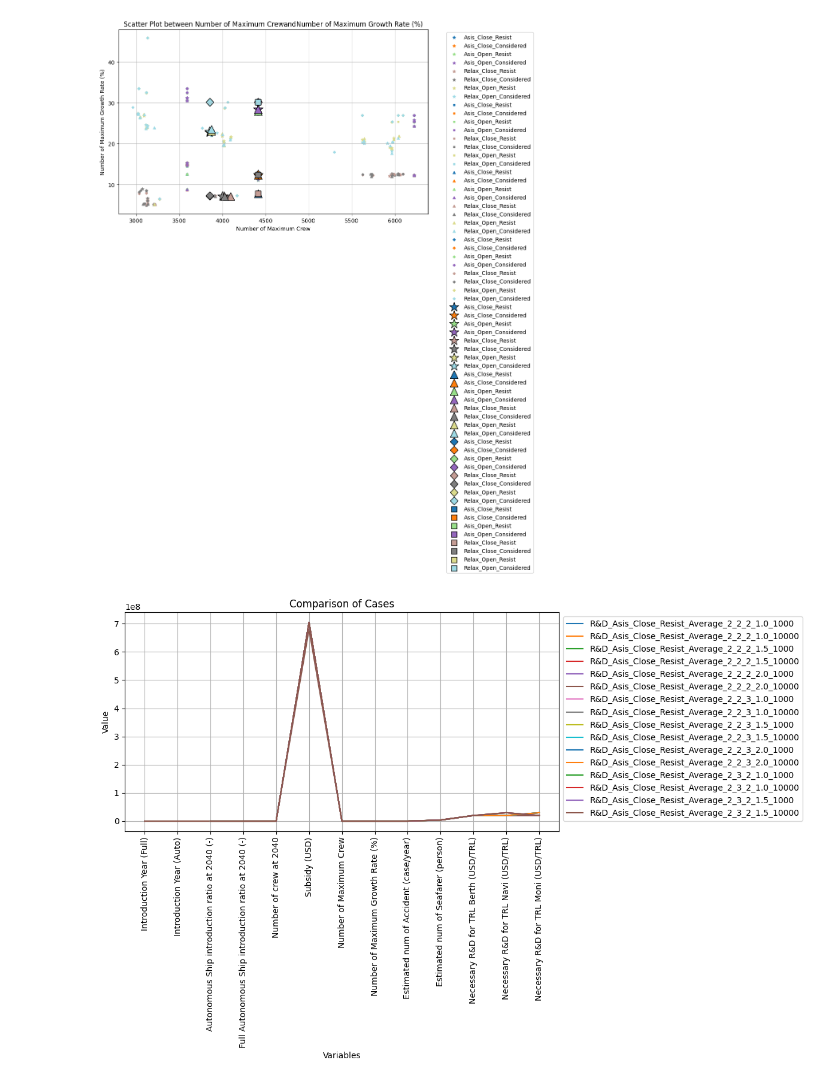
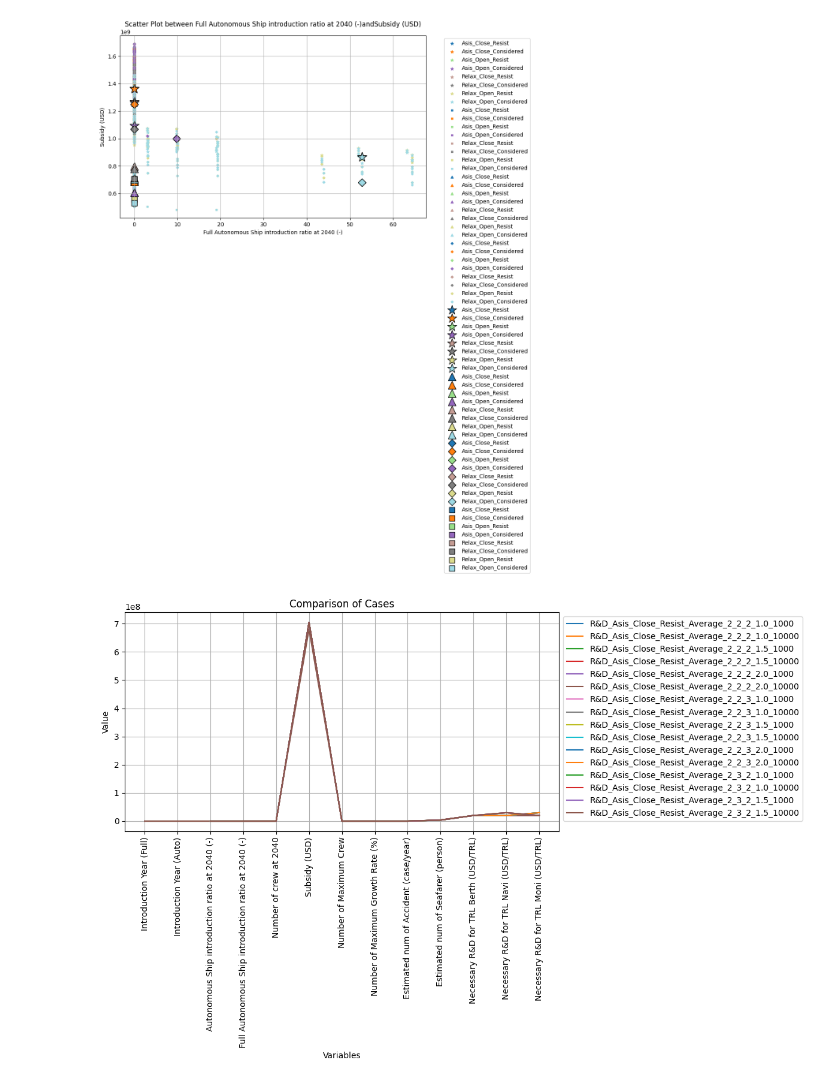
Before and after one commit to tnakash/autoship_trans_sim, a Jupyter notebook: scatter_plot.ipynb, the cells around one changed output. Saved outputs shown, nothing was run; the diff lists cells and outputs as text; code cells hidden in the pictures.

```diff
--- a/scatter_plot.ipynb
+++ b/scatter_plot.ipynb
@@ -11,12 +11,12 @@ df[['Var1', 'Var2', 'Var3', 'Var4', 'Var5', 'Var6', 'Var7', 'Var8', 'Var9', 'Var
 coloring_variables = ['Var2', 'Var3', 'Var4'] #'Var1',
 # v1='Introduction Year (Full)'
 # v1='Introduction Year (Auto)'
-# v2='Autonomous Ship introduction ratio at 2040 (-)'
-# v2='Full Autonomous Ship introduction ratio at 2040 (-)'
+# v1='Autonomous Ship introduction ratio at 2040 (-)'
+v1='Full Autonomous Ship introduction ratio at 2040 (-)'
 # v2='Number of crew at 2040'
-# v1='Subsidy (USD)'
-v1='Number of Maximum Crew'
-v2='Number of Maximum Growth Rate (%)'
+v2='Subsidy (USD)'
+# v2='Number of Maximum Crew'
+# v2='Number of Maximum Growth Rate (%)'
 # v2='Estimated num of Accident (case/year)'
 # v2='Estimated num of Seafarer (person)'
 
@@ -65,34 +65,34 @@ for idx, casename in enumerate(df['Coloring'].unique()):
     subset2 = df[df['Coloring'] == casename][condition][c1][c2][c3][c4][c5][c6] #[c7][c8][c9]
     ax.scatter(subset2[v1], subset2[v2],
                label=casename, color=colormap(idx), marker='*', ec="k", s=300)
 
 for idx, casename in enumerate(df['Coloring'].unique()):
     subset2 = df[df['Coloring'] == casename][condition][c1][c2][c3][c4][c5][df['Var1'] == 'Ado'] #[c7][c8][c9]
     ax.scatter(subset2[v1], subset2[v2],
                label=casename, color=colormap(idx), marker='^', ec="k", s=200)
 
 for idx, casename in enumerate(df['Coloring'].unique()):
     subset2 = df[df['Coloring'] == casename][condition][c1][c2][c3][c4][c5][df['Var1'] == 'Exp'] #[c7][c8][c9]
     ax.scatter(subset2[v1], subset2[v2],
                label=casename, color=colormap(idx), marker='D', ec="k", s=100)
 
 for idx, casename in enumerate(df['Coloring'].unique()):
     subset2 = df[df['Coloring'] == casename][condition][c1][c2][c3][c4][c5][df['Var1'] == 'R&D'] #[c7][c8][c9]
     ax.scatter(subset2[v1], subset2[v2],
                label=casename, color=colormap(idx), marker='s', ec="k", s=100)
 
 ax.set_xlabel(v1)
 ax.set_ylabel(v2)
 ax.set_title('Scatter Plot between '+v1+'and'+v2)
 ax.legend()
 
 ax.legend(bbox_to_anchor=(1.05, 1), loc='upper left')
 
 ax.grid(True)
 
 plt.show()
 # %% [output]
-[figure, old version]
+[figure, new version]
 # %%
 import pandas as pd
 import matplotlib.pyplot as plt
```
Also changed, not shown: 1 other file.
